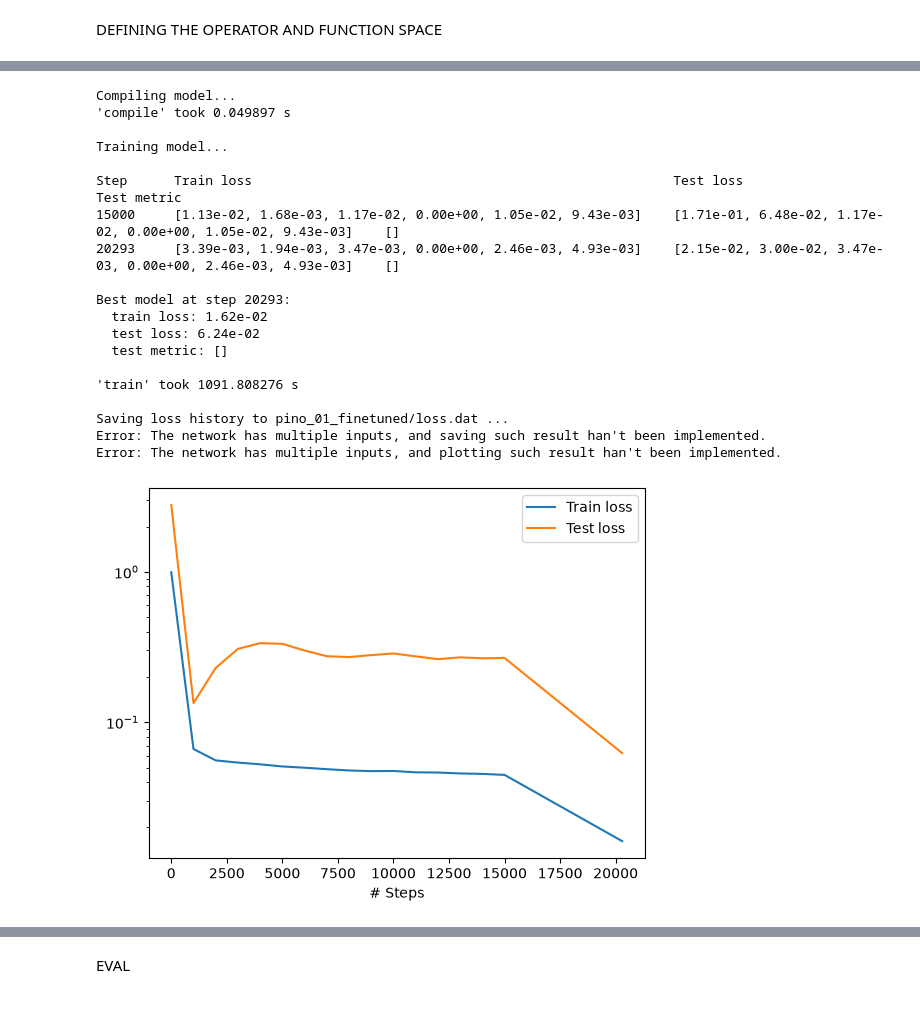
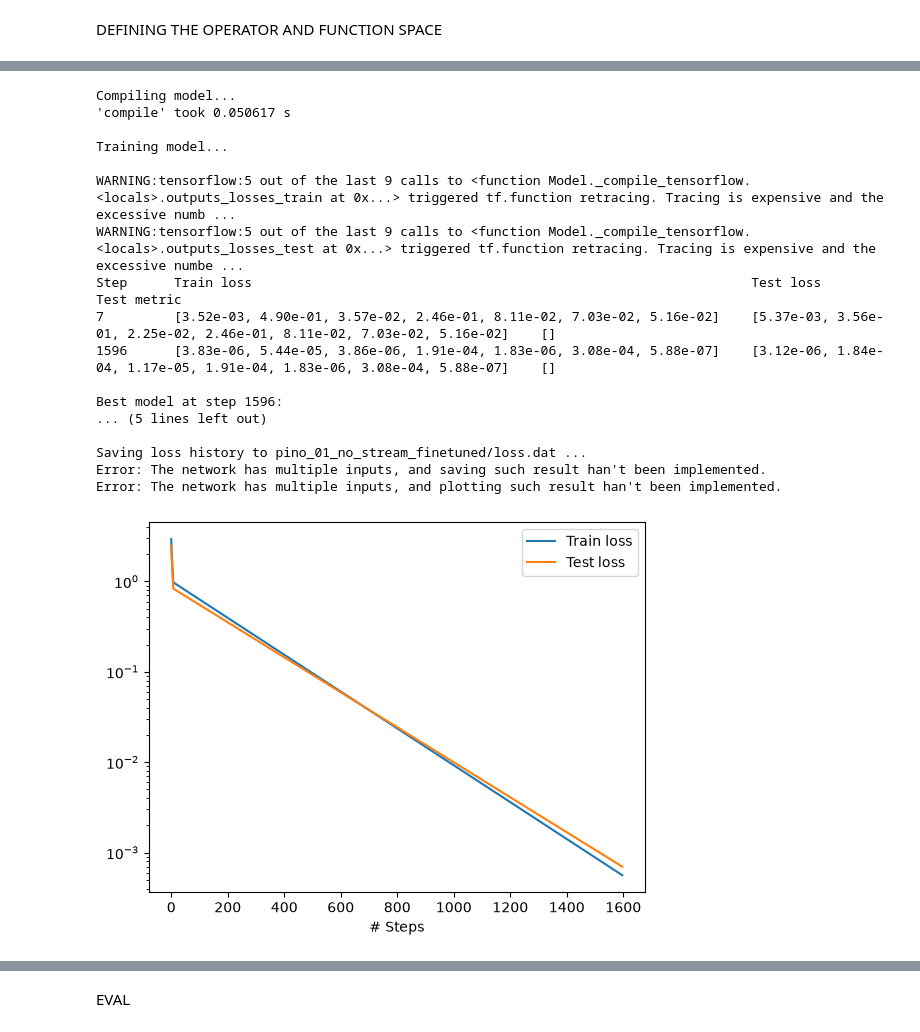
Before and after one commit to srimukha-sarma06/PINNs-PINO-for-NS-Equations, a Jupyter notebook: PINO_TUTORIAL/pino_deepxde.ipynb, the cells around one changed output, grey strips where cells are left out. Cells and saved outputs as stored; diff of their text form; code cells hidden in the pictures.

```diff
--- a/PINO_TUTORIAL/pino_deepxde.ipynb
+++ b/PINO_TUTORIAL/pino_deepxde.ipynb
@@ -105,3 +79,24 @@ def Pout_checks(X, inputs, outputs):
+# %%
+#enforcing Pin and Pout through hard boundary conditions
+
+def output_transform_p(inputs, outputs):
+    branch_inputs = inputs[0]
+    trunk_inputs = inputs[1]
+
+    x = trunk_inputs[:, 0:1]
+    y = trunk_inputs[:, 1:2]
+    t = trunk_inputs[:, 2:3]
+
+    Pin = branch_inputs[:, 0:1]
+    Pout = branch_inputs[:, 1:2]
+
+    u = outputs[:, 0:1]
+    v = outputs[:, 1:2]
+    p_hat = outputs[:, 2:3]
+
+    p = (1.0 - x) * Pin + x*Pout + x*(1.0 - x)*p_hat
+
+    return tf.concat([u, v, p], axis=1)
 # %%
 def is_on_right_boundary(X, on_boundary):
     if not on_boundary:
@@ -147,10 +131,11 @@ bc_p_out = dde.icbc.OperatorBC(geom, Pout_checks, is_on_right_boundary)
 data = dde.data.TimePDE(
     geom,
     Navier_stokes,
-    [bc_u, bc_v, bc_p_out, bc_p_in, ic_u, ic_v, ic_p],
-    num_domain=1000,
+    [bc_u, bc_v, ic_u, ic_v],
+    num_domain=500,
     num_boundary=100,
-    num_test=500,
+    num_test=300,
+    num_initial=100,
     train_distribution="pseudo"
 )
 # %% [output]
@@ -188,6 +195,6 @@ pde_op = dde.data.PDEOperator(
     pde=data,
     function_space=func_space,
     evaluation_points=eval_points,
-    num_function=10, #No of [Pin, Pout] to sample per training step
-    num_test=500,
+    num_function=5, #No of [Pin, Pout] to sample per training step
+    num_test=300,
 )
@@ -203,7 +216,7 @@ net = dde.nn.DeepONet(
     num_outputs=3,
     multi_output_strategy="split_both"
 )
-#net.apply_output_transform(output_transform)
+net.apply_output_transform(output_transform_p)
 # %%
 model = dde.Model(pde_op, net)
 
@@ -233,32 +282,30 @@ ValueError: in user code:
 # %%
-dde.optimizers.config.set_LBFGS_options(maxiter=30000)
+dde.optimizers.config.set_LBFGS_options(maxiter=15000)
 model.compile("L-BFGS")
 losshistory, train_state = model.train(callbacks=[ckpt], disregard_previous_best=True, display_every=1000)
 
 dir = "pino_01_no_stream_finetuned"
 os.makedirs(dir, exist_ok=True)
 dde.saveplot(losshistory, train_state, issave=True, isplot=True, output_dir=dir)
 # %% [output]
 Compiling model...
-'compile' took 0.049897 s
+'compile' took 0.050617 s
 
 Training model...
 
-Step      Train loss                                                      Test loss                                                       Test metric
-15000     [1.13e-02, 1.68e-03, 1.17e-02, 0.00e+00, 1.05e-02, 9.43e-03]    [1.71e-01, 6.48e-02, 1.17e-02, 0.00e+00, 1.05e-02, 9.43e-03]    []
-20293     [3.39e-03, 1.94e-03, 3.47e-03, 0.00e+00, 2.46e-03, 4.93e-03]    [2.15e-02, 3.00e-02, 3.47e-03, 0.00e+00, 2.46e-03, 4.93e-03]    []
+WARNING:tensorflow:5 out of the last 9 calls to <function Model._compile_tensorflow.<locals>.outputs_losses_train at 0x...> triggered tf.function retracing. Tracing is expensive and the excessive numb ...
+WARNING:tensorflow:5 out of the last 9 calls to <function Model._compile_tensorflow.<locals>.outputs_losses_test at 0x...> triggered tf.function retracing. Tracing is expensive and the excessive numbe ...
+Step      Train loss                                                                Test loss                                                                 Test metric
+7         [3.52e-03, 4.90e-01, 3.57e-02, 2.46e-01, 8.11e-02, 7.03e-02, 5.16e-02]    [5.37e-03, 3.56e-01, 2.25e-02, 2.46e-01, 8.11e-02, 7.03e-02, 5.16e-02]    []
+1596      [3.83e-06, 5.44e-05, 3.86e-06, 1.91e-04, 1.83e-06, 3.08e-04, 5.88e-07]    [3.12e-06, 1.84e-04, 1.17e-05, 1.91e-04, 1.83e-06, 3.08e-04, 5.88e-07]    []
 
-Best model at step 20293:
-  train loss: 1.62e-02
-  test loss: 6.24e-02
-  test metric: []
+Best model at step 1596:
+... (5 lines left out)
 
-'train' took 1091.808276 s
-
-Saving loss history to pino_01_finetuned/loss.dat ...
+Saving loss history to pino_01_no_stream_finetuned/loss.dat ...
 Error: The network has multiple inputs, and saving such result han't been implemented.
 Error: The network has multiple inputs, and plotting such result han't been implemented.
-[figure, old version]
+[figure, new version]
 # %%
 output_dir = "pino_models_no_stream"
 os.makedirs(output_dir, exist_ok=True)
```
Also changed, not shown: parts of 20 cells of this notebook, 11 other files.
